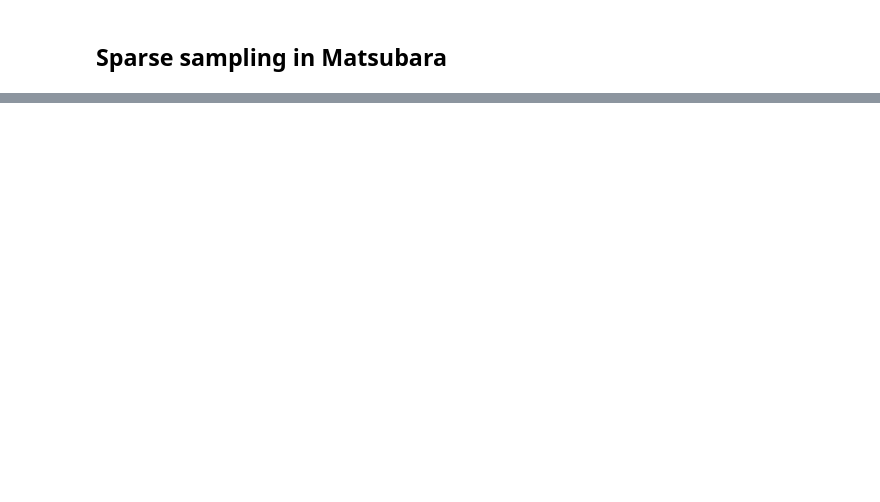
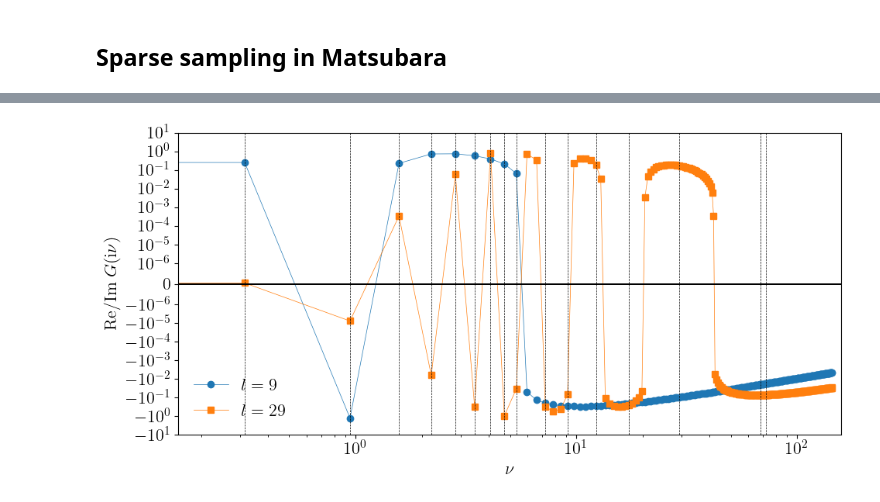
Before and after one commit to shinaoka/numerical_recipes_many_body_physics, a Jupyter notebook: julia/section7.ipynb, the cells around one changed output, grey strips where cells are left out. Cells and saved outputs as stored; diff of their text form; code cells hidden in the pictures; blank space fills up the shorter version.

```diff
--- a/julia/section7.ipynb
+++ b/julia/section7.ipynb
@@ -189,30 +194,32 @@ Condition number: 11.266380245503292
 # %%
 get_nonzero_part(l, data) = l%2 == 0 ? imag(data) : real(data)
 
 fig, ax = plt.subplots(figsize=(10,5))
 
 nmax = 2*div(maximum(smpl_matsu.sampling_points),2)
 nvec = 2*collect(-nmax:nmax) .+ 1
 vvec = nvec .* (pi/beta)
 markers = ["o", "s"]
-for (idx_l, l) in enumerate([9, basis.size-1])
-    ax.plot(vvec, get_nonzero_part(l, basis.uhat[l+1](nvec)),
+for (idx_l, l) in enumerate([9, size(basis)-1])
+    ax.plot(vvec, get_nonzero_part(l, basis.uhat[l](nvec)),
     label=L"$l=" * string(l) * L"$", ls="-", marker=markers[idx_l], ms=6, lw=0.5)
 end
 
 for n in smpl_matsu.sampling_points
     ax.axvline(n*pi/beta, ls="--", lw=0.5, color="k")
     ax.axhline(0, ls="-", lw=0.25, color="k")
 end
 
 ax.legend(frameon=false)
 ax.set_xlabel(L"$\nu$")
 ax.set_ylabel(L"Re/Im $G(\mathrm{i}\nu)$")
 
 ax.set_xlim([0.5*pi/beta, nothing])
 ax.set_ylim([-10, 10])
 ax.set_xscale("log")
 ax.set_yscale("symlog", linthresh=1e-6)
 
 plt.tight_layout()
 plt.savefig("uhat_julia.pdf")
+# %% [output]
+[figure, added]
```
Also changed, not shown: parts of 12 cells of this notebook, 3 other files.
